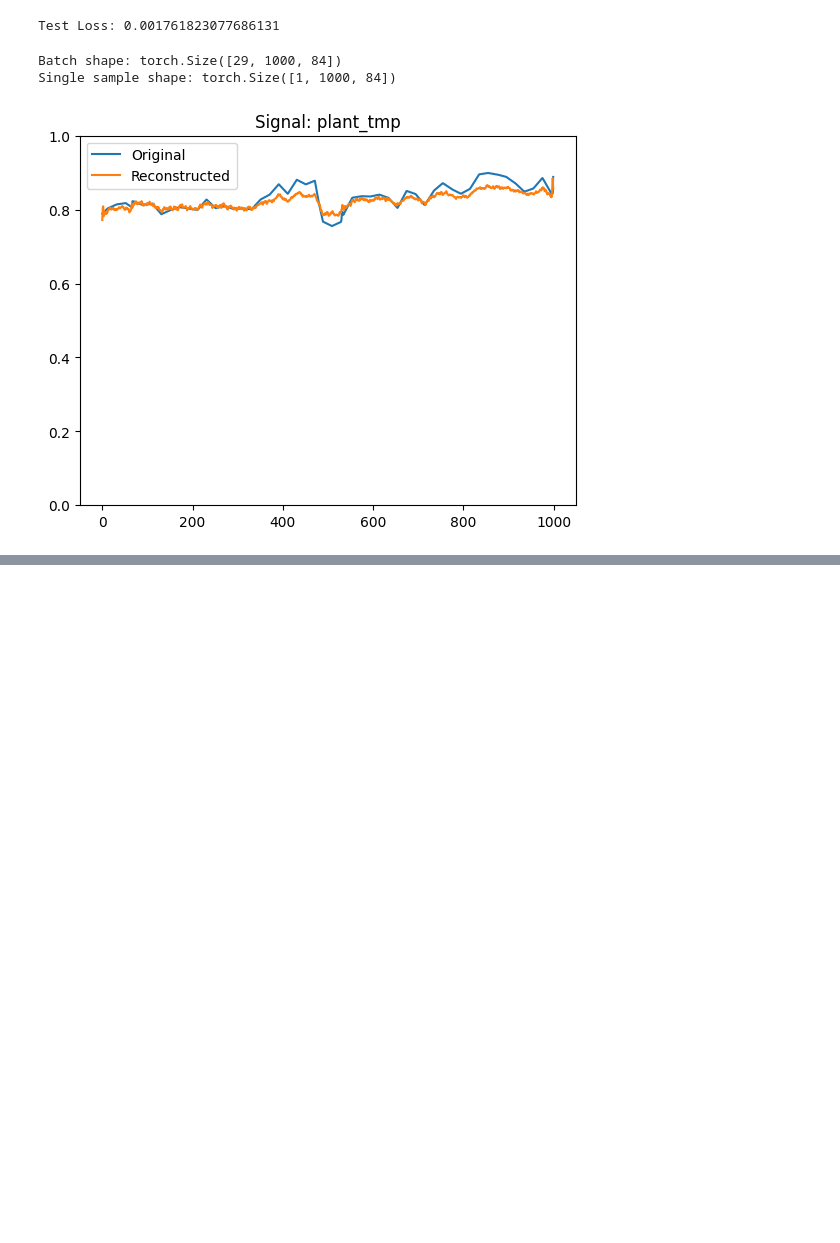
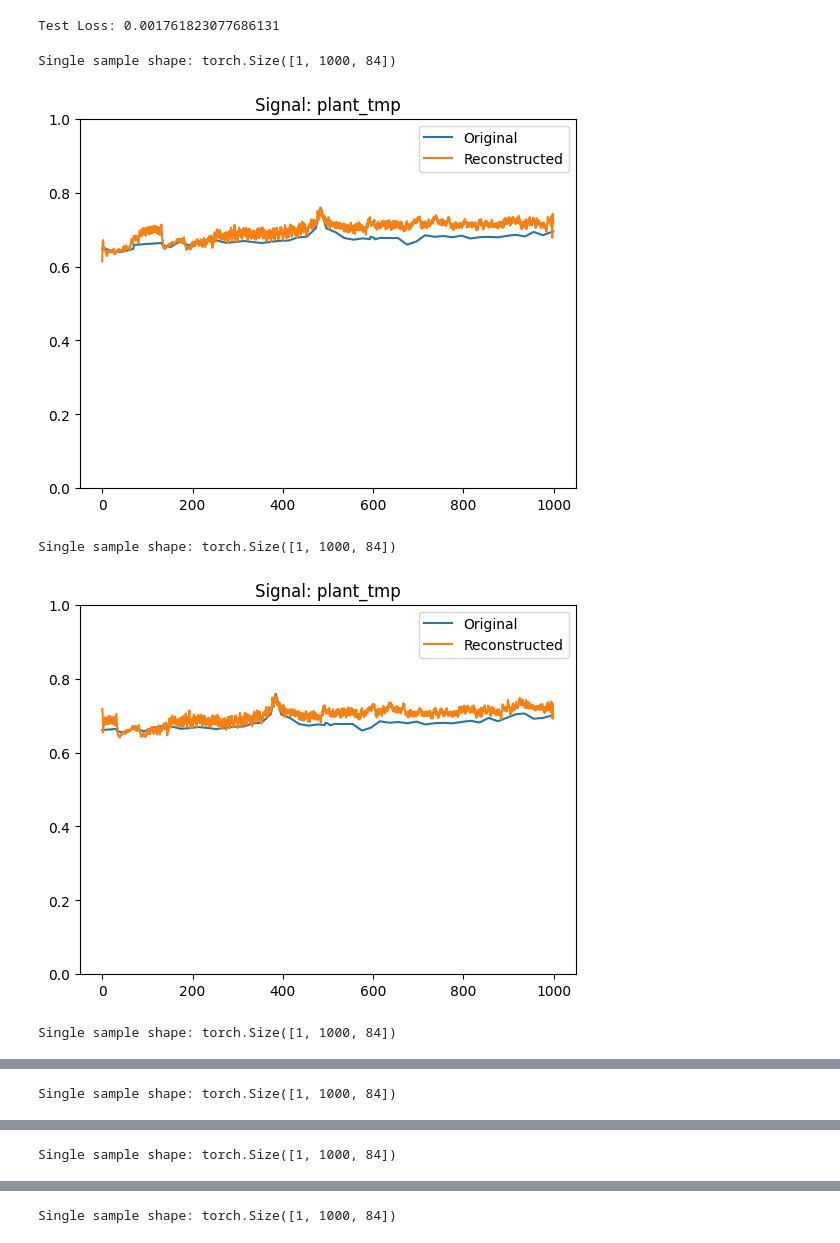
Before and after one commit to JadBh/Machine-Learning-for-Predictive-Maintenance-project, a Jupyter notebook: project_code_V1 (2).ipynb, the cells around one changed output, grey strips where cells are left out. Saved outputs shown, nothing was run; the diff lists cells and outputs as text; code cells hidden in the pictures; blank space fills up the shorter version.

```diff
--- a/project_code_V1 (2).ipynb
+++ b/project_code_V1 (2).ipynb
@@ -321,8 +327,8 @@ class SlidingWindowDataset(Dataset):
         """
         window_indices = self.valid_windows[idx]
         x = torch.tensor(self.features[window_indices], dtype=torch.float32)
+        original_indices = self.indices[window_indices]
         return x
-
 
 feature_columns = df.columns
 
@@ -335,6 +341,8 @@ max_gap = 1000
 batch_size = 32
 step_size = stride  # Step size for sliding window
 
+
+
 train_df, test_df = train_test_split(df, test_size=0.2, random_state=42, shuffle = False)
 print("Total df shape:", df.shape)
 print("Training set shape:", train_df.shape)
@@ -354,6 +362,8 @@ stride = 100
 max_gap = 1000
 batch_size = 32
 step_size = stride  # Step size for sliding window
+
+
 
 
 train_df, test_df = train_test_split(df, test_size=0.2, random_state=42, shuffle=False)
@@ -387,7 +397,7 @@ synth_test =  SlidingWindowDataset(df_test, feature_columns, window_size, step_s
 
 train_dataloader = DataLoader(train_dataset, batch_size=batch_size, shuffle=True)
 test_dataloader = DataLoader(test_dataset, batch_size=batch_size, shuffle=True)
-synth_test_loader = DataLoader(synth_test, batch_size=batch_size, shuffle=True)
+synth_test_loader = DataLoader(synth_test, batch_size=batch_size, shuffle=False)
 
 print("train dataloader length: ", len(train_dataloader))
 print("train dataloader dataset length: ", len(train_dataloader.dataset))
@@ -697,13 +707,15 @@ plt.show()
 # %%
 # Access the first batch of the test dataloader
 with torch.no_grad():
+    # print(len(test_dataloader))
     # Get the first batch from the dataloader
-    for x in test_dataloader:
+    for  x in test_dataloader:
         # x will have the shape (batch_size, seq_len, num_features)
         print("Batch shape:", x.shape)
 
+
         # Use only the first element in the batch
-        x_sample = x[0].unsqueeze(0)  # Shape: (1, seq_len, num_features)
+        x_sample = x[1].unsqueeze(0)  # Shape: (1, seq_len, num_features)
         print("Single sample shape:", x_sample.shape)
 
         # Pass it through the model
@@ -714,6 +726,7 @@ with torch.no_grad():
         reconstructed = reconstructed.squeeze(0)  # Shape: (seq_len, num_features)
 
         # Plot the original and reconstructed signal for one feature
+
         feature_index = 2
           # Adjust to visualize a specific feature
         plt.plot(x_sample[:, feature_index].cpu().numpy(), label="Original")
@@ -723,14 +736,14 @@ with torch.no_grad():
         plt.ylim([0, 1])
         plt.show()
 
-        # Break after first batch
+      # Break after first batch
         break
 # %% [output]
 Batch shape: torch.Size([32, 1000, 84])
 Single sample shape: torch.Size([1, 1000, 84])
 [figure]
 # %%
-model.load_state_dict(torch.load("best_model.pth"))  # Load the trained model weights
+model.load_state_dict(torch.load("best_model_VG5_SC.pth"))  # Load the trained model weights
 model.eval()  # Set the model to evaluation mode
 # %% [output]
 ResidualConvAutoencoder(
@@ -774,34 +787,43 @@ Test Loss: 0.001761823077686131
 # %%
 # Access the first batch of the test dataloader
 with torch.no_grad():
+    # print(len(synth_test_loader))
     # Get the first batch from the dataloader
     for x in synth_test_loader:
+        for i in range(len(x)):
         # x will have the shape (batch_size, seq_len, num_features)
-        print("Batch shape:", x.shape)
+            # print("Batch shape:", x.shape)
+            # print(i)
 
-        # Use only the first element in the batch
-        x_sample = x[0].unsqueeze(0)  # Shape: (1, seq_len, num_features)
-        print("Single sample shape:", x_sample.shape)
 
-        # Pass it through the model
-        reconstructed, _ = model(x_sample)
+            # Use only the first element in the batch
+            x_sample = x[i].unsqueeze(0)  # Shape: (1, seq_len, num_features)
 
-        # Remove batch dimension for visualization
-        x_sample = x_sample.squeeze(0)  # Shape: (seq_len, num_features)
-        reconstructed = reconstructed.squeeze(0)  # Shape: (seq_len, num_features)
+            print("Single sample shape:", x_sample.shape)
 
-        # Plot the original and reconstructed signal for one feature
-        feature_index = 2  # Adjust to visualize a specific feature
-        plt.plot(x_sample[:, feature_index].cpu().numpy(), label="Original")
-        plt.plot(reconstructed[:, feature_index].cpu().numpy(), label="Reconstructed")
-        plt.legend()
-        plt.title(f"Signal: {df.columns[feature_index]}")
-        plt.ylim([0,1])
-        plt.show()
+            # Pass it through the model
+            reconstructed, _ = model(x_sample)
 
-        # Break after first batch
-        break
+            # Remove batch dimension for visualization
+            x_sample = x_sample.squeeze(0)  # Shape: (seq_len, num_features)
+            reconstructed = reconstructed.squeeze(0)  # Shape: (seq_len, num_features)
+
+            # Plot the original and reconstructed signal for one feature
+            feature_index = 2  # Adjust to visualize a specific feature
+            plt.plot(x_sample[:, feature_index].cpu().numpy(), label="Original")
+            plt.plot(reconstructed[:, feature_index].cpu().numpy(), label="Reconstructed")
+            plt.legend()
+            plt.title(f"Signal: {df.columns[feature_index]}")
+            plt.ylim([0,1])
+            plt.show()
+
+            # Break after first batch
+
+            # break
+train_df, test_df = train_test_split(df, test_size=0.2, random_state=42, shuffle=False)
 # %% [output]
-Batch shape: torch.Size([29, 1000, 84])
 Single sample shape: torch.Size([1, 1000, 84])
-[figure, old version]
+[figure, new version]
+Single sample shape: torch.Size([1, 1000, 84])
+[figure, added]
+Single sample shape: torch.Size([1, 1000, 84])
@@ -807,0 +831 @@ Single sample shape: torch.Size([1, 1000, 84])
+Single sample shape: torch.Size([1, 1000, 84])
@@ -807,0 +833 @@ Single sample shape: torch.Size([1, 1000, 84])
+Single sample shape: torch.Size([1, 1000, 84])
@@ -807,0 +835 @@ Single sample shape: torch.Size([1, 1000, 84])
+Single sample shape: torch.Size([1, 1000, 84])
```
Also changed, not shown: parts of 13 cells of this notebook, 10 other files.
